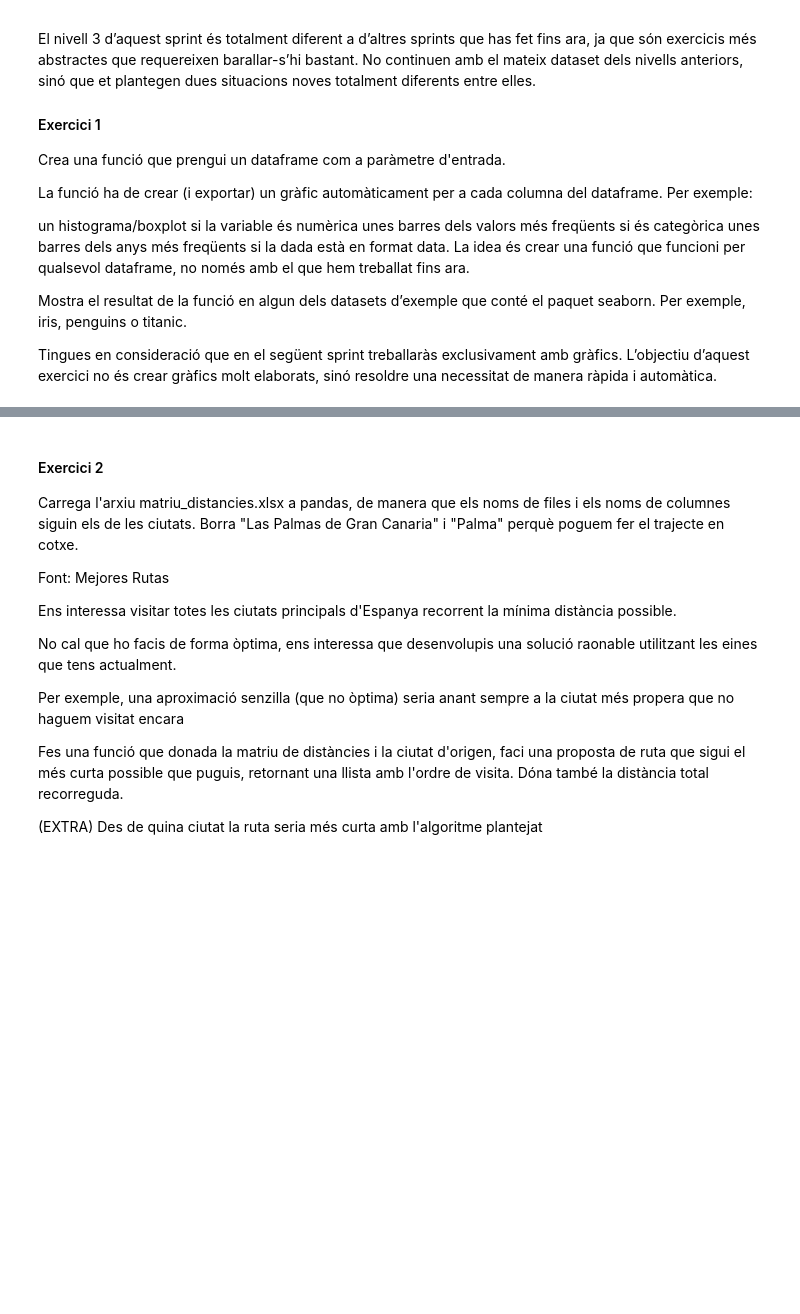
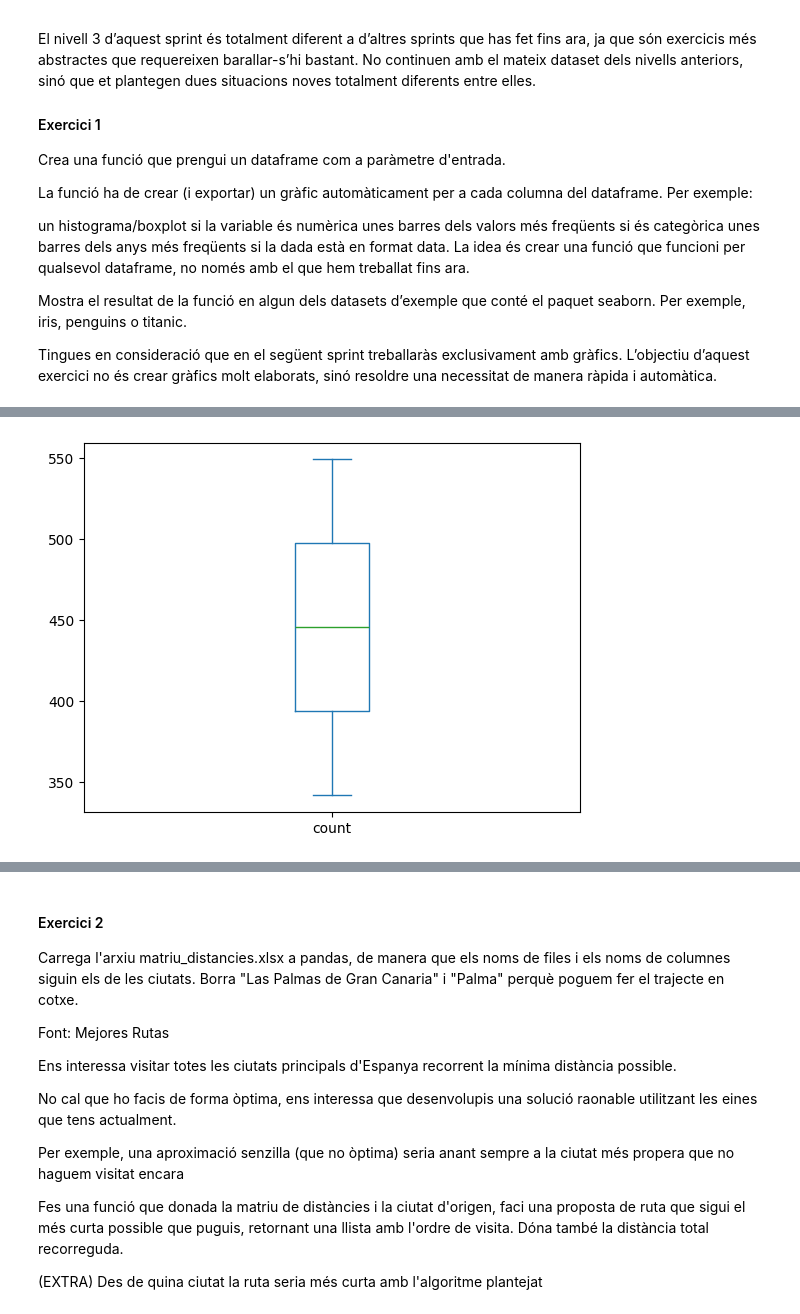
Before and after one commit to rogerloop/03_Especialitzacio, a Jupyter notebook: Sprint_10_Analitica_dades_Python/Sprint_10_Task_S10_01/Task_S10_01.ipynb, the cells around one changed output, grey strips where cells are left out. Drawn from its saved outputs; the diff is of its cells as text; code cells hidden in the pictures; blank space fills up the shorter version.

```diff
--- a/Sprint_10_Analitica_dades_Python/Sprint_10_Task_S10_01/Task_S10_01.ipynb
+++ b/Sprint_10_Analitica_dades_Python/Sprint_10_Task_S10_01/Task_S10_01.ipynb
@@ -466,10 +484,82 @@ Tingues en consideració que en el següent sprint treballaràs exclusivament am
 # %%
+import seaborn as sns
+import matplotlib.pyplot as plt
+df = sns.load_dataset("titanic")
+df
+
+def histograma(df,col):
+
+    plt.figure()
+    df[col].value_counts().plot(kind="hist")
+    print('1 ',df[col].dtype)
+
+def grboxplot(df, col):
+
+    plt.figure()
+    df[col].value_counts().plot(kind="box")
+    print('1 ',df[col].dtype)
+
+
 def barres(df, col):
-    df.plot(type=bar)
+
+    plt.figure()
+    df[col].value_counts().plot(kind="bar")
+
+def pastel(df, col):
+
+    plt.figure()
+    df[col].value_counts().plot(kind="pie")
+
+
+def barres_any(df, col):
+
+    plt.figure()
+    df[col].value_counts().plot(kind="bar")
+
 
 
 def elegir_grafico (df):
 
-    for columna in df:
-        if columna is str:
-            barres(df, columna)
+    for col in df.columns:
+
+        if (df[col].dtype == "float" or  df[col].dtype == "int"):
+
+            #if (df[col].dtype == "float" or  df[col].dtype == "int"):
+
+            if  (df[col].unique()).all() < 5:
+
+                grboxplot(df, col)
+
+            else:
+
+                histograma(df, col)
+
+        elif df[col].dtype == "str":
+
+            barres(df, col)
+            print('2 ',df[col].dtype)
+
+        elif df[col].dtype == "category":
+
+           plt.figure()
+           df[col].value_counts().plot(kind="bar")
+           print('3 ',df[col].dtype)
+
+        elif df[col].dtype == "bool":
+
+            plt.figure()
+            df[col].value_counts().plot(kind="pie")
+            print('4 ',df[col].dtype)
+
+        elif df[col].dtype == "datetime" or df[col].dtype == "datetime64" or df[col].dtype == "datetime64[us]":
+
+            print('5 ',df[col].dtype)
+
+        else:
+
+            print('otros tipos ', df[col].dtype)
+
+
+
+elegir_grafico(df)
+# %% [output]
@@ -475,0 +581 @@ def elegir_grafico (df):
+[figure, added]
```
Also changed, not shown: parts of 4 cells of this notebook, 1 other file.
